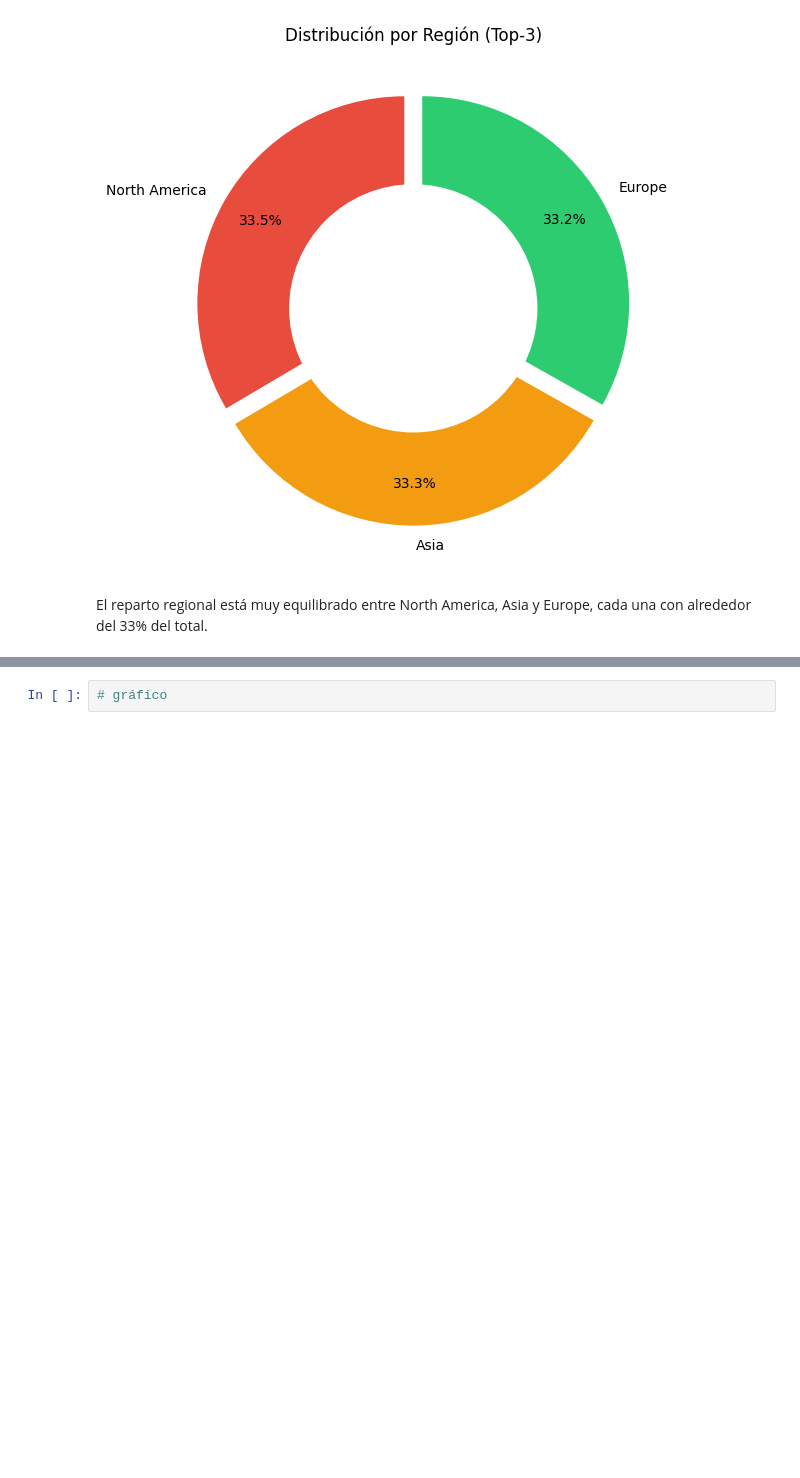
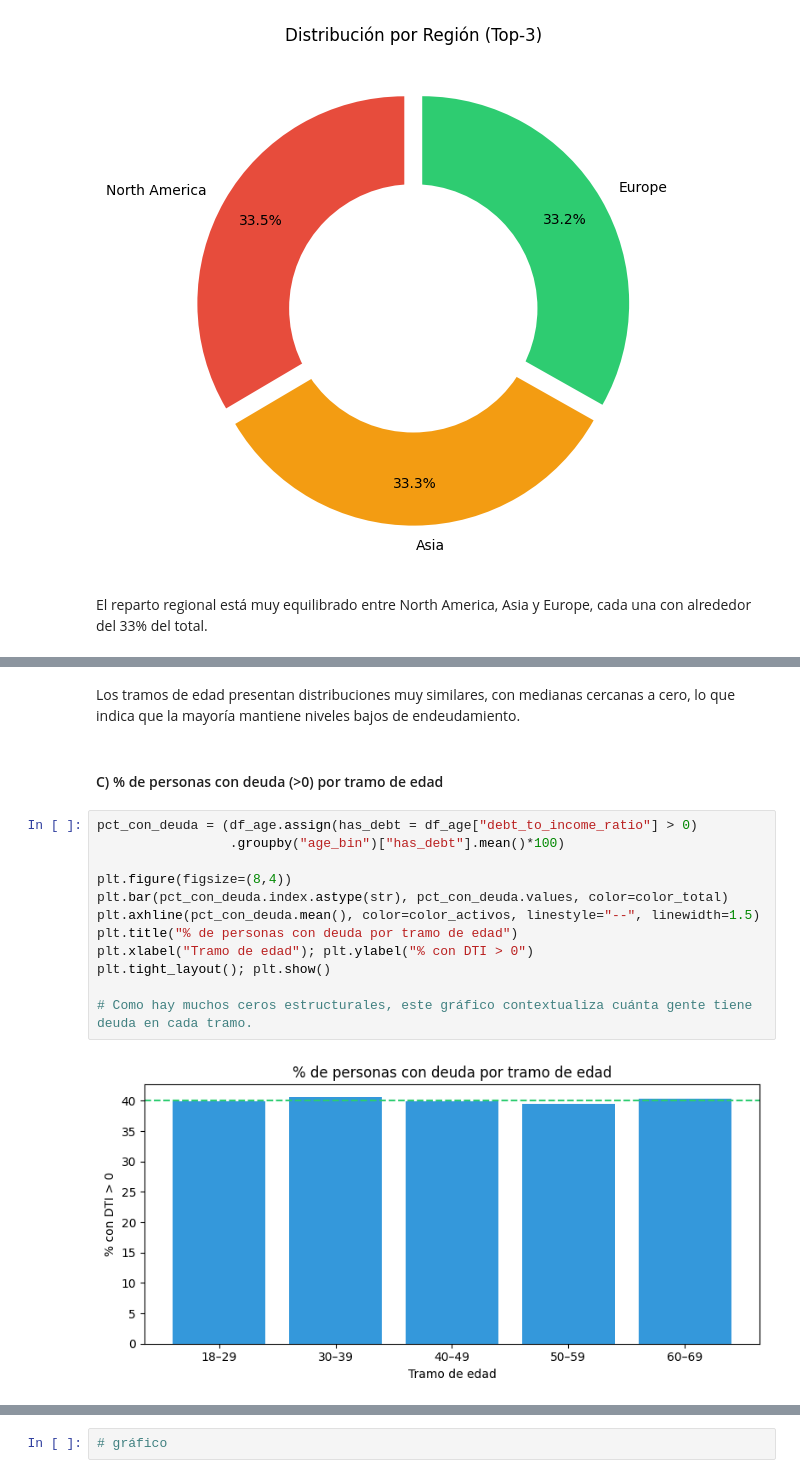
Before and after one commit to RogerFernando98/Big-4-Financial-Risk-Insights-2020-2025-, a Jupyter notebook: notebooks/3_eda.ipynb, the cells around one changed output, grey strips where cells are left out. Cells and saved outputs as stored; diff of their text form; blank space fills up the shorter version.

```diff
--- a/notebooks/3_eda.ipynb
+++ b/notebooks/3_eda.ipynb
@@ -320,0 +366,18 @@ El reparto regional está muy equilibrado entre North America, Asia y Europe, ca
+# %% [markdown]
+Los tramos de edad presentan distribuciones muy similares, con medianas cercanas a cero, lo que indica que la mayoría mantiene niveles bajos de endeudamiento.
+# %% [markdown]
+#### C) % de personas con deuda (>0) por tramo de edad
+# %%
+pct_con_deuda = (df_age.assign(has_debt = df_age["debt_to_income_ratio"] > 0)
+                 .groupby("age_bin")["has_debt"].mean()*100)
+
+plt.figure(figsize=(8,4))
+plt.bar(pct_con_deuda.index.astype(str), pct_con_deuda.values, color=color_total)
+plt.axhline(pct_con_deuda.mean(), color=color_activos, linestyle="--", linewidth=1.5)
+plt.title("% de personas con deuda por tramo de edad")
+plt.xlabel("Tramo de edad"); plt.ylabel("% con DTI > 0")
+plt.tight_layout(); plt.show()
+
+# Como hay muchos ceros estructurales, este gráfico contextualiza cuánta gente tiene deuda en cada tramo.
+# %% [output]
+[figure, added]
```
Also changed, not shown: parts of 90 cells of this notebook.
